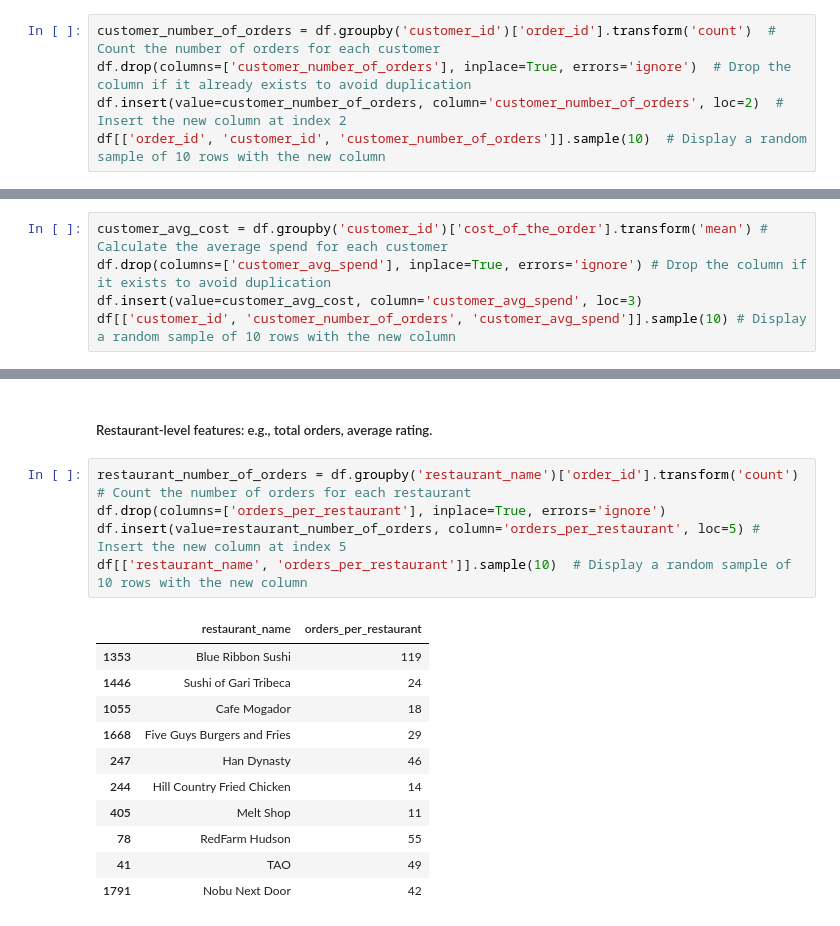
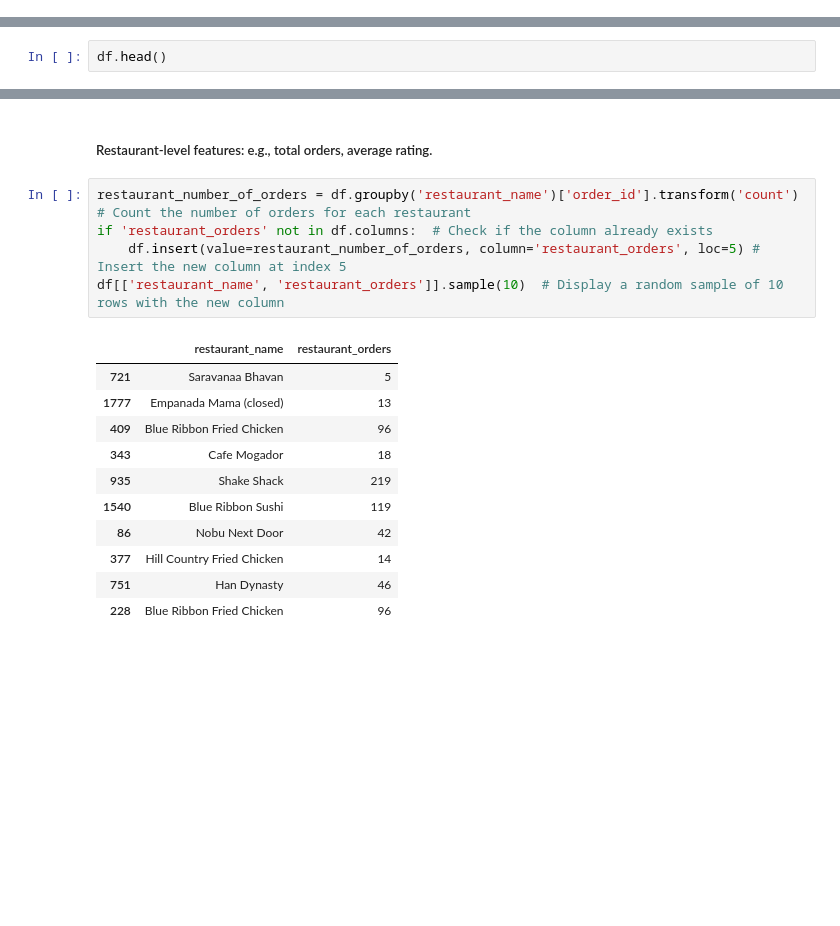
Before and after one commit to J3SSY-ANDU/Food-Delivery-Data-Analysis, a Jupyter notebook: notebooks/food_delivery_orders_eda.ipynb, the cells around one changed output, grey strips where cells are left out. Drawn from its saved outputs; the diff is of its cells as text; blank space fills up the shorter version.

```diff
--- a/notebooks/food_delivery_orders_eda.ipynb
+++ b/notebooks/food_delivery_orders_eda.ipynb
@@ -374,8 +374,3 @@ df[df['cost_category'] == 'Cheap'][['cuisine_type', 'cost_of_the_order', 'cost_c
 | 1550 | Korean | 5.77 | Cheap |
 # %% [markdown]
 ##### Customer-level features: e.g., number of orders per customer (loyalty), average spend.
-# %%
-customer_number_of_orders = df.groupby('customer_id')['order_id'].transform('count')  # Count the number of orders for each customer
-df.drop(columns=['customer_number_of_orders'], inplace=True, errors='ignore')  # Drop the column if it already exists to avoid duplication
-df.insert(value=customer_number_of_orders, column='customer_number_of_orders', loc=2)  # Insert the new column at index 2
-df[['order_id', 'customer_id', 'customer_number_of_orders']].sample(10)  # Display a random sample of 10 rows with the new column
@@ -394,6 +377,3 @@ df[['order_id', 'customer_id', 'customer_number_of_orders']].sample(10)  # Displ
 # %%
-customer_avg_cost = df.groupby('customer_id')['cost_of_the_order'].transform('mean') # Calculate the average spend for each customer
-df.drop(columns=['customer_avg_spend'], inplace=True, errors='ignore') # Drop the column if it exists to avoid duplication
-df.insert(value=customer_avg_cost, column='customer_avg_spend', loc=3)
-df[['customer_id', 'customer_number_of_orders', 'customer_avg_spend']].sample(10) # Display a random sample of 10 rows with the new column
+df.head()
 # %% [output]
@@ -412,20 +418,20 @@ df[['customer_id', 'customer_number_of_orders', 'customer_avg_spend']].sample(10
 ##### Restaurant-level features: e.g., total orders, average rating.
 # %%
 restaurant_number_of_orders = df.groupby('restaurant_name')['order_id'].transform('count')  # Count the number of orders for each restaurant
-df.drop(columns=['orders_per_restaurant'], inplace=True, errors='ignore')
-df.insert(value=restaurant_number_of_orders, column='orders_per_restaurant', loc=5) # Insert the new column at index 5
-df[['restaurant_name', 'orders_per_restaurant']].sample(10)  # Display a random sample of 10 rows with the new column
+if 'restaurant_orders' not in df.columns:  # Check if the column already exists
+    df.insert(value=restaurant_number_of_orders, column='restaurant_orders', loc=5) # Insert the new column at index 5
+df[['restaurant_name', 'restaurant_orders']].sample(10)  # Display a random sample of 10 rows with the new column
 # %% [output]
-|  | restaurant_name | orders_per_restaurant |
-| 1353 | Blue Ribbon Sushi | 119 |
-| 1446 | Sushi of Gari Tribeca | 24 |
-| 1055 | Cafe Mogador | 18 |
-| 1668 | Five Guys Burgers and Fries | 29 |
-| 247 | Han Dynasty | 46 |
-| 244 | Hill Country Fried Chicken | 14 |
-| 405 | Melt Shop | 11 |
-| 78 | RedFarm Hudson | 55 |
-| 41 | TAO | 49 |
-| 1791 | Nobu Next Door | 42 |
+|  | restaurant_name | restaurant_orders |
+| 721 | Saravanaa Bhavan | 5 |
+| 1777 | Empanada Mama (closed) | 13 |
+| 409 | Blue Ribbon Fried Chicken | 96 |
+| 343 | Cafe Mogador | 18 |
+| 935 | Shake Shack | 219 |
+| 1540 | Blue Ribbon Sushi | 119 |
+| 86 | Nobu Next Door | 42 |
+| 377 | Hill Country Fried Chicken | 14 |
+| 751 | Han Dynasty | 46 |
+| 228 | Blue Ribbon Fried Chicken | 96 |
 # %%
 rating_per_restaurant = round(df.groupby('restaurant_name')['rating'].transform('mean'), 2) # Calculate rating per restaurant
```
Also changed, not shown: parts of 12 cells of this notebook.
